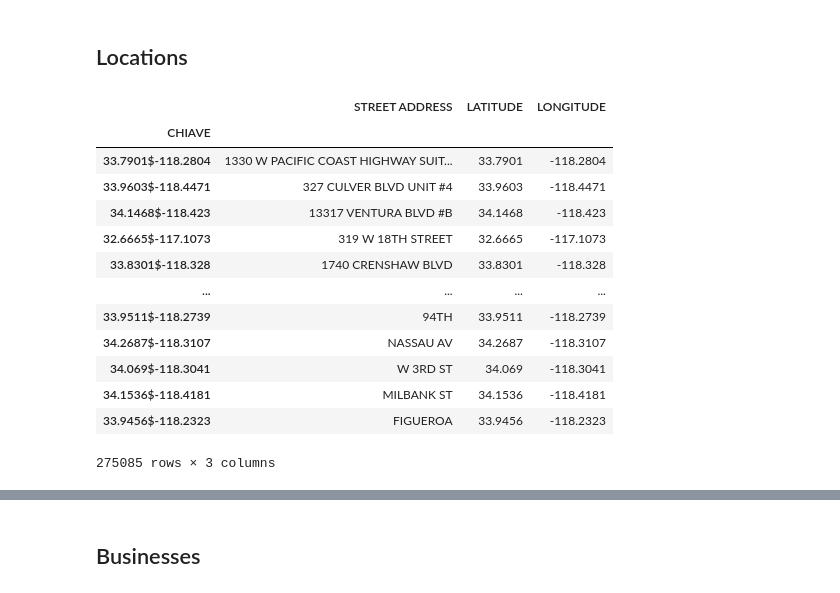
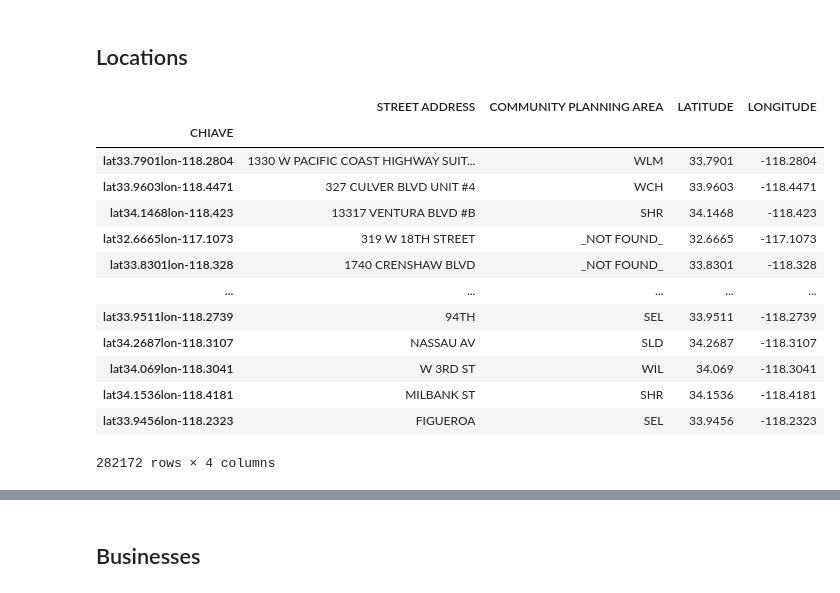
Before and after one commit to mircocazzaro/bitsei-db2-unipd, a Jupyter notebook: serializeLAdata.ipynb, the cells around one changed output, grey strips where cells are left out. Saved outputs shown, nothing was run; the diff lists cells and outputs as text; code cells hidden in the pictures.

Commit message:
fixed locations and businesses

```diff
--- a/serializeLAdata.ipynb
+++ b/serializeLAdata.ipynb
@@ -15,12 +15,12 @@ import urllib
 # %%
 # parameters and URLs
 path = str(Path(os.path.abspath(os.getcwd())).parent.absolute())
-activeBusinessesData = 'datasets/ACTIVE BUSINESSES/Listing_of_Active_Businesses_parsed.csv'
-closedBusinessesData = 'datasets/CLOSED BUSINESSES/All_Closed_Businesses_20231101_PARSED.csv'
+activeBusinessesData = 'datasets/ACTIVE BUSINESSES/fixed-Listing_of_Active_Businesses_parsed.csv'
+closedBusinessesData = 'datasets/CLOSED BUSINESSES/parsed-All_Closed_Businesses_20231101_PARSED.csv'
 laCovidData = 'datasets/COVID DATA/sorted_los_angeles_covid_data.csv'
-crimeData1 = 'datasets/CRIME DATA/Crime_Data_from_2020_to_Present_1.csv'
-crimeData2 = 'datasets/CRIME DATA/Crime_Data_from_2020_to_Present_2.csv'
-crimeData3 = 'datasets/CRIME DATA/Crime_Data_from_2020_to_Present_3.csv'
+crimeData1 = 'datasets/CRIME DATA/parsed-Crime_Data_from_2020_to_Present-part1.csv'
+crimeData2 = 'datasets/CRIME DATA/parsed-Crime_Data_from_2020_to_Present-part2.csv'
+crimeData3 = 'datasets/CRIME DATA/parsed-Crime_Data_from_2020_to_Present-part3.csv'
 crimeCodesDescData = 'datasets/CRIME DATA/CrimesCodesAndDesc_listed.csv'
 moCodesData = 'datasets/CRIME DATA/CrimesCodesAndDesc_listed.csv'
 naicsData = 'datasets/CLOSED BUSINESSES/2022_NAICS_Descriptions.csv'
@@ -316,62 +316,64 @@ Wall time: 10.6 ms
 # %%
 # Load the CSV files in memory
 activeBusinesses = pd.read_csv(activeBusinessesData, sep=',')
 closedBusinesses = pd.read_csv(closedBusinessesData, sep=',')
 crimeData1_df = pd.read_csv(crimeData1, sep=',')
 crimeData2_df = pd.read_csv(crimeData2, sep=',')
 crimeData3_df = pd.read_csv(crimeData3, sep=',')
 
-activeBusinesses = activeBusinesses[["STREET ADDRESS", "LOCATION"]]
-closedBusinesses = closedBusinesses[["STREET ADDRESS", "LOCATION"]]
-crimeData1_df = crimeData1_df[["LOCATION", "LAT", "LON"]]
-crimeData1_df.rename(columns={"LOCATION": "STREET ADDRESS", "LAT": "LATITUDE", "LON": "LONGITUDE"}, inplace=True)
-crimeData2_df = crimeData2_df[["LOCATION", "LAT", "LON"]]
-crimeData2_df.rename(columns={"LOCATION": "STREET ADDRESS", "LAT": "LATITUDE", "LON": "LONGITUDE"}, inplace=True)
-crimeData3_df = crimeData3_df[["LOCATION", "LAT", "LON"]]
-crimeData3_df.rename(columns={"LOCATION": "STREET ADDRESS", "LAT": "LATITUDE", "LON": "LONGITUDE"}, inplace=True)
+activeBusinesses = activeBusinesses[["STREET ADDRESS", "LOCATION", "COMMUNITY PLANNING AREA"]]
+closedBusinesses = closedBusinesses[["STREET ADDRESS", "LOCATION", "COMMUNITY PLANNING AREA"]]
+crimeData1_df = crimeData1_df[["LOCATION", "LAT", "LON", "COMMUNITY PLANNING AREA"]]
+crimeData1_df.rename(columns={"LOCATION": "STREET ADDRESS", "LAT": "LATITUDE", "LON": "LONGITUDE", "COMMUNITY PLANNING AREA": "COMMUNITY PLANNING AREA"}, inplace=True)
+crimeData2_df = crimeData2_df[["LOCATION", "LAT", "LON", "COMMUNITY PLANNING AREA"]]
+crimeData2_df.rename(columns={"LOCATION": "STREET ADDRESS", "LAT": "LATITUDE", "LON": "LONGITUDE", "COMMUNITY PLANNING AREA": "COMMUNITY PLANNING AREA"}, inplace=True)
+crimeData3_df = crimeData3_df[["LOCATION", "LAT", "LON", "COMMUNITY PLANNING AREA"]]
+crimeData3_df.rename(columns={"LOCATION": "STREET ADDRESS", "LAT": "LATITUDE", "LON": "LONGITUDE", "COMMUNITY PLANNING AREA": "COMMUNITY PLANNING AREA"}, inplace=True)
 
 
 locations = pd.concat([activeBusinesses, closedBusinesses]).drop_duplicates()
 locations['LOCATION'] = locations['LOCATION'].str.replace('(','')
 locations['LOCATION'] = locations['LOCATION'].str.replace(')','')
 locations['LOCATION'] = locations['LOCATION'].str.replace(' ','')
 locations[['LATITUDE', 'LONGITUDE']] = locations['LOCATION'].str.split(',', expand=True)
 locations.drop(columns=['LOCATION'], inplace=True)
 # Remove the original coordinates column
 #locations.drop('LOCATION', axis=1, inplace=True)
 
 locations = pd.concat([locations, crimeData1_df, crimeData2_df, crimeData3_df]).drop_duplicates()
-locations['CHIAVE'] = locations['LATITUDE'].astype("string") + '$' + locations['LONGITUDE'].astype("string")
-locations.drop(locations[locations['CHIAVE'] == '0.0$0.0'].index, inplace = True)
+locations['CHIAVE'] = "lat" + locations['LATITUDE'].astype("string") + "lon" + locations['LONGITUDE'].astype("string")
+locations.drop(locations[locations['CHIAVE'] == '0.0#0.0'].index, inplace = True)
 locations.set_index('CHIAVE', inplace=True)
 locations = locations.dropna()
+#0.0,0.0
+
+locations['COMMUNITY PLANNING AREA'] = locations['COMMUNITY PLANNING AREA'].str.split('-')
+get_last_element = lambda x: x[-1]
+locations['COMMUNITY PLANNING AREA'] = locations['COMMUNITY PLANNING AREA'].apply(get_last_element)
 
 
 
-#create the graph
-g = Graph()
 
-# Bind the namespaces to a prefix for more readable output
-g.bind("foaf", FOAF)
-g.bind("xsd", XSD)
-g.bind("lao", LAO)
+#print((locations['COMMUNITY PLANNING AREA'].str.split('-').astype("string")))
+
+
 
 locations
 # %% [output]
-|  | STREET ADDRESS | LATITUDE | LONGITUDE |
-| CHIAVE |  |  |  |
-| 33.7901$-118.2804 | 1330 W PACIFIC COAST HIGHWAY SUIT... | 33.7901 | -118.2804 |
-| 33.9603$-118.4471 | 327 CULVER BLVD UNIT #4 | 33.9603 | -118.4471 |
-| 34.1468$-118.423 | 13317 VENTURA BLVD #B | 34.1468 | -118.423 |
-| 32.6665$-117.1073 | 319 W 18TH STREET | 32.6665 | -117.1073 |
-| 33.8301$-118.328 | 1740 CRENSHAW BLVD | 33.8301 | -118.328 |
-| ... | ... | ... | ... |
-| 33.9511$-118.2739 | 94TH | 33.9511 | -118.2739 |
-| 34.2687$-118.3107 | NASSAU AV | 34.2687 | -118.3107 |
-| 34.069$-118.3041 | W 3RD ST | 34.069 | -118.3041 |
-| 34.1536$-118.4181 | MILBANK ST | 34.1536 | -118.4181 |
-| 33.9456$-118.2323 | FIGUEROA | 33.9456 | -118.2323 |
+|  | STREET ADDRESS | COMMUNITY PLANNING AREA | LATITUDE | LONGITUDE |
+| CHIAVE |  |  |  |  |
+| lat33.7901lon-118.2804 | 1330 W PACIFIC COAST HIGHWAY SUIT... | WLM | 33.7901 | -118.2804 |
+| lat33.9603lon-118.4471 | 327 CULVER BLVD UNIT #4 | WCH | 33.9603 | -118.4471 |
+| lat34.1468lon-118.423 | 13317 VENTURA BLVD #B | SHR | 34.1468 | -118.423 |
+| lat32.6665lon-117.1073 | 319 W 18TH STREET | _NOT FOUND_ | 32.6665 | -117.1073 |
+| lat33.8301lon-118.328 | 1740 CRENSHAW BLVD | _NOT FOUND_ | 33.8301 | -118.328 |
+| ... | ... | ... | ... | ... |
+| lat33.9511lon-118.2739 | 94TH | SEL | 33.9511 | -118.2739 |
+| lat34.2687lon-118.3107 | NASSAU AV | SLD | 34.2687 | -118.3107 |
+| lat34.069lon-118.3041 | W 3RD ST | WIL | 34.069 | -118.3041 |
+| lat34.1536lon-118.4181 | MILBANK ST | SHR | 34.1536 | -118.4181 |
+| lat33.9456lon-118.2323 | FIGUEROA | SEL | 33.9456 | -118.2323 |
-275085 rows × 3 columns
+282172 rows × 4 columns
 # %%
 %%time
 #measure execution time
```
Also changed, not shown: parts of 7 cells of this notebook, 8 other files.
